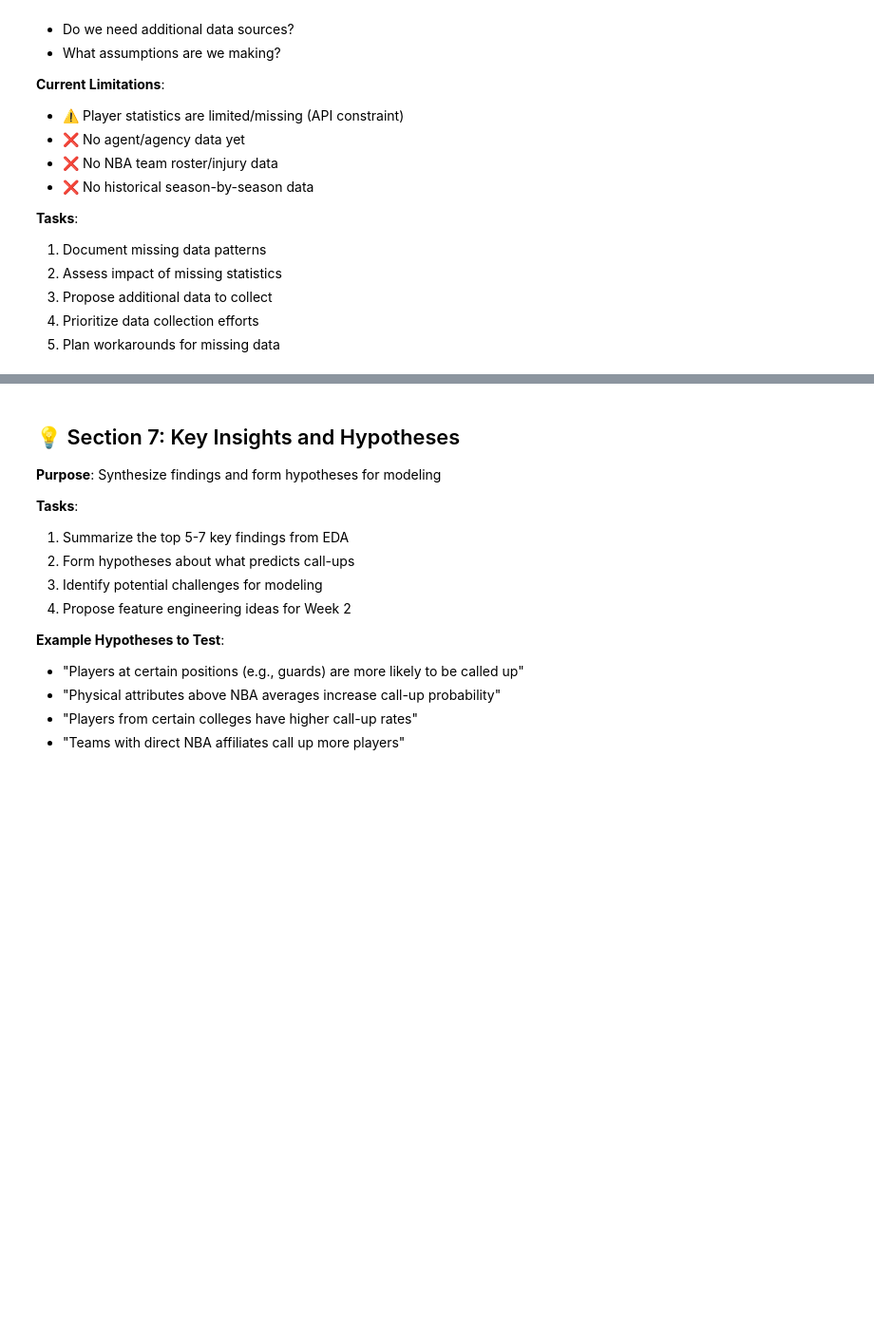
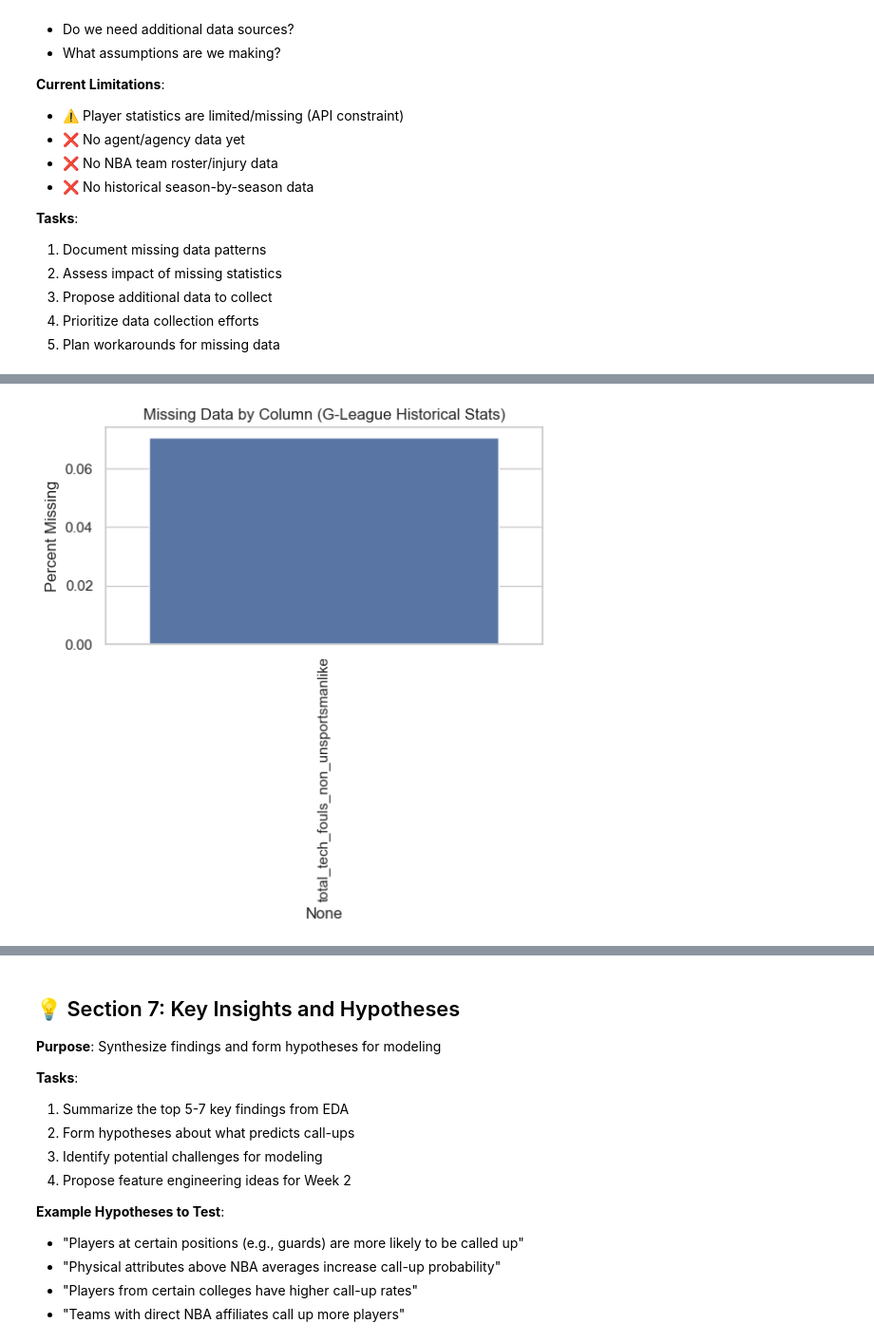
Before and after one commit to anirudh9280/Next-Up, a Jupyter notebook: eda.ipynb, the cells around one changed output, grey strips where cells are left out. Shown: that part at 95% size. Saved outputs shown, nothing was run; the diff lists cells and outputs as text; code cells hidden in the pictures; blank space fills up the shorter version.

Commit message:
Quick testing of Section 6 with historical 2019-2024csv

```diff
--- a/eda.ipynb
+++ b/eda.ipynb
@@ -896,3 +952,25 @@ Call-ups by Other Teams: 87.5%
 # TODO: Document limitations
 # TODO: List desired additional features
 # TODO: Prioritize data collection
+# %%
+#Historical seanson-by-season data: From Nov19 update:
+import glob
+
+# 1. Load all the new files you just pulled from git
+# Your git log showed they are in the 'raw/' folder
+files = glob.glob("raw/gleague_player_season_stats_*_REG.csv")
+
+data_frames = []
+for f in files:
+    df = pd.read_csv(f)
+    # Extract year from filename if needed, or just tag it
+    df['source_file'] = os.path.basename(f)
+    data_frames.append(df)
+
+# Combine them
+all_stats = pd.concat(data_frames, ignore_index=True)
+
+# 2. Check if you have historical coverage now
+print("Years of data available:")
+print(all_stats['source_file'].unique())
+print(f"\nTotal rows of data: {len(all_stats)}")
@@ -898,0 +986,14 @@ Call-ups by Other Teams: 87.5%
+# %%
+# Calculate percentage of missing values per column
+missing_data = all_stats.isnull().mean() * 100
+missing_data = missing_data[missing_data > 0].sort_values(ascending=False)
+
+# Plot it
+plt.figure(figsize=(6, 3))
+sns.barplot(x=missing_data.index, y=missing_data.values)
+plt.xticks(rotation=90)
+plt.ylabel('Percent Missing')
+plt.title('Missing Data by Column (G-League Historical Stats)')
+plt.show()
+# %% [output]
+[figure, added]
```
Also changed, not shown: parts of 10 cells of this notebook.
